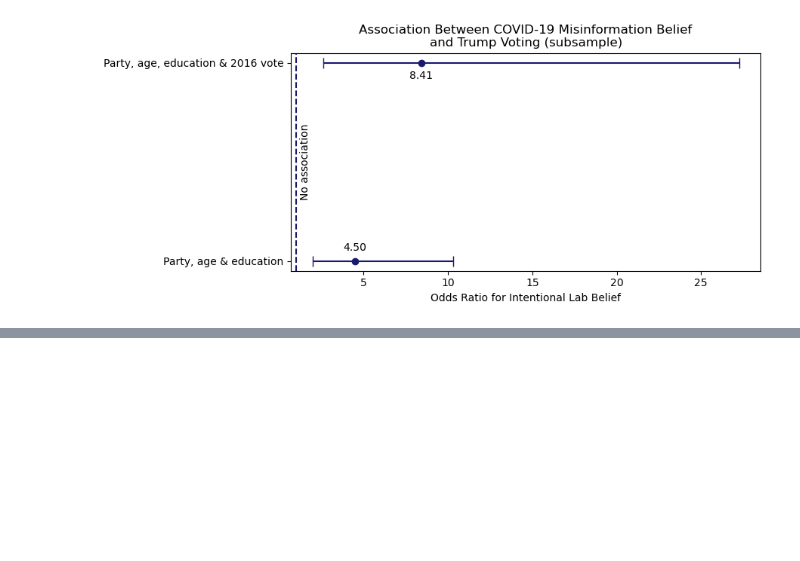
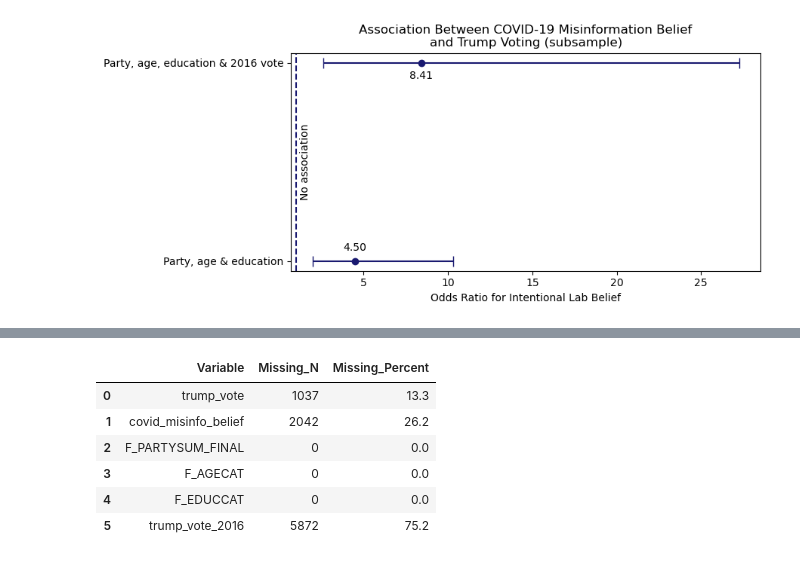
Before and after one commit to ameliabrooks28/QSS20_Project, a Jupyter notebook: code/03_regression.ipynb, the cells around one changed output, grey strips where cells are left out. Cells and saved outputs as stored; diff of their text form; code cells hidden in the pictures; blank space fills up the shorter version.

```diff
--- a/code/03_regression.ipynb
+++ b/code/03_regression.ipynb
@@ -499,0 +573,18 @@ plt.show()
+# %%
+# observation losses by variable
+key_vars = ["trump_vote", "covid_misinfo_belief", "F_PARTYSUM_FINAL", "F_AGECAT", "F_EDUCCAT", "trump_vote_2016"]
+
+missingness = pd.DataFrame({"Variable": key_vars,
+                            "Missing_N": [df[var].isna().sum() for var in key_vars],
+                            "Missing_Percent": [df[var].isna().mean() * 100 for var in key_vars]})
+missingness["Missing_Percent"] = missingness["Missing_Percent"].round(1)
+
+missingness
+# %% [output]
+|  | Variable | Missing_N | Missing_Percent |
+| 0 | trump_vote | 1037 | 13.3 |
+| 1 | covid_misinfo_belief | 2042 | 26.2 |
+| 2 | F_PARTYSUM_FINAL | 0 | 0.0 |
+| 3 | F_AGECAT | 0 | 0.0 |
+| 4 | F_EDUCCAT | 0 | 0.0 |
+| 5 | trump_vote_2016 | 5872 | 75.2 |
```
Also changed, not shown: parts of 7 cells of this notebook, 3 other files.
